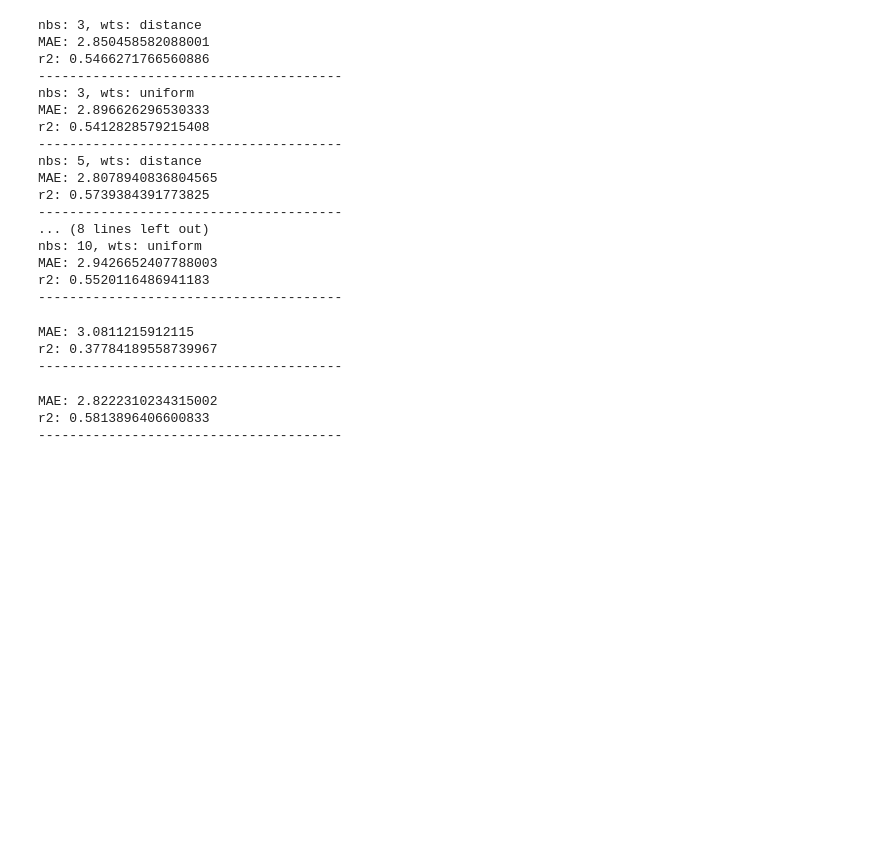
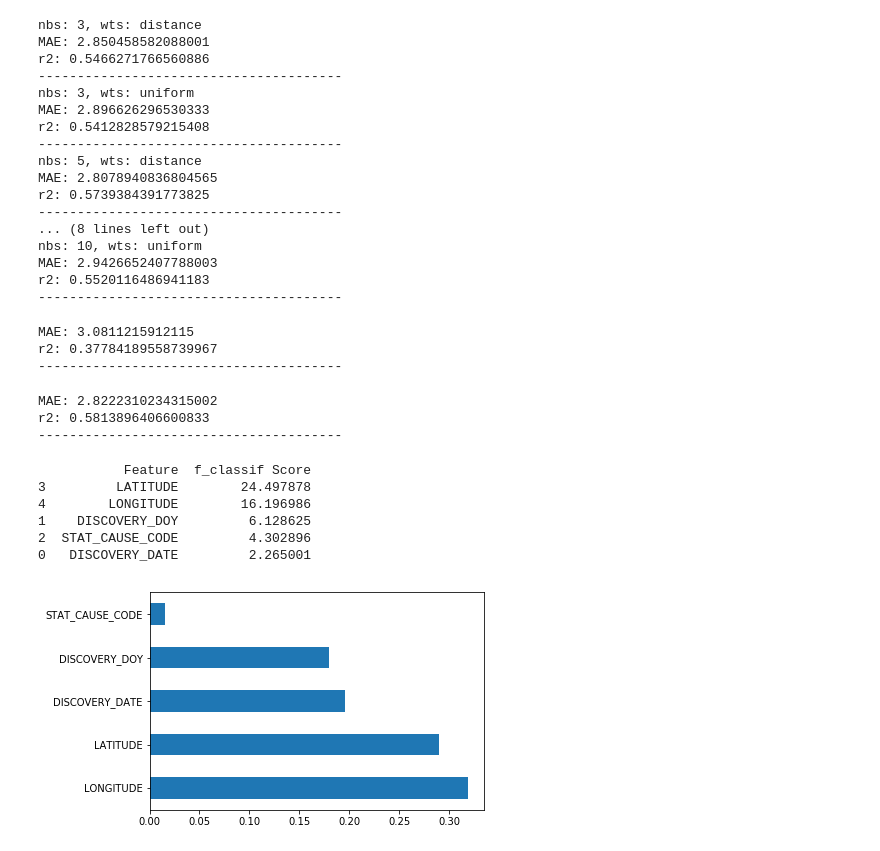
Before and after one commit to benkmoore/Wildfires, a Jupyter notebook: KaggleDataset_Apps.ipynb, the cells around one changed output. Drawn from its saved outputs; the diff is of its cells as text; code cells hidden in the pictures; blank space fills up the shorter version.

```diff
--- a/KaggleDataset_Apps.ipynb
+++ b/KaggleDataset_Apps.ipynb
@@ -338,3 +350,39 @@ print("---------------------------------------")
 MAE: 2.8222310234315002
 r2: 0.5813896406600833
 ---------------------------------------
+# %%
+#Best Features - Univariate statistical selection
+from sklearn.feature_selection import SelectKBest
+from sklearn.feature_selection import chi2, f_classif, mutual_info_classif
+
+feature_names = ['DISCOVERY_DATE', 'DISCOVERY_DOY', 'STAT_CAUSE_CODE', 'LATITUDE', 'LONGITUDE']
+bestfeatures = SelectKBest(score_func=f_classif, k=5)
+fit = bestfeatures.fit(X,np.array(Y).astype(int))
+dfscores = pd.DataFrame(fit.scores_)
+df_specs = pd.Series(feature_names).astype(str)
+featureScores = pd.concat([df_specs,dfscores],axis=1)
+featureScores.columns = ['Feature','f_classif Score']
+print(featureScores.nlargest(5,'f_classif Score'))
+# %% [output]
+           Feature  f_classif Score
+3         LATITUDE        24.497878
+4        LONGITUDE        16.196986
+1    DISCOVERY_DOY         6.128625
+2  STAT_CAUSE_CODE         4.302896
+0   DISCOVERY_DATE         2.265001
+# %%
+#Best Features - importance
+# Feature importance gives you a score for each feature of your data, the higher the score more
+# important or relevant is the feature towards your output variable.
+# Feature importance is an inbuilt class that comes with Tree Based Classifiers, we will be using
+# Extra Tree Classifier for extracting the top 10 features for the dataset.
+
+from sklearn.ensemble import ExtraTreesRegressor
+import matplotlib.pyplot as plt
+model = ExtraTreesRegressor()
+model.fit(X_train,y_train)
+feat_importances = pd.Series(model.feature_importances_, index=feature_names)
+feat_importances.nlargest(10).plot(kind='barh')
+plt.show()
+# %% [output]
+[figure, added]
```
Also changed, not shown: parts of 12 cells of this notebook, 2 other files.
